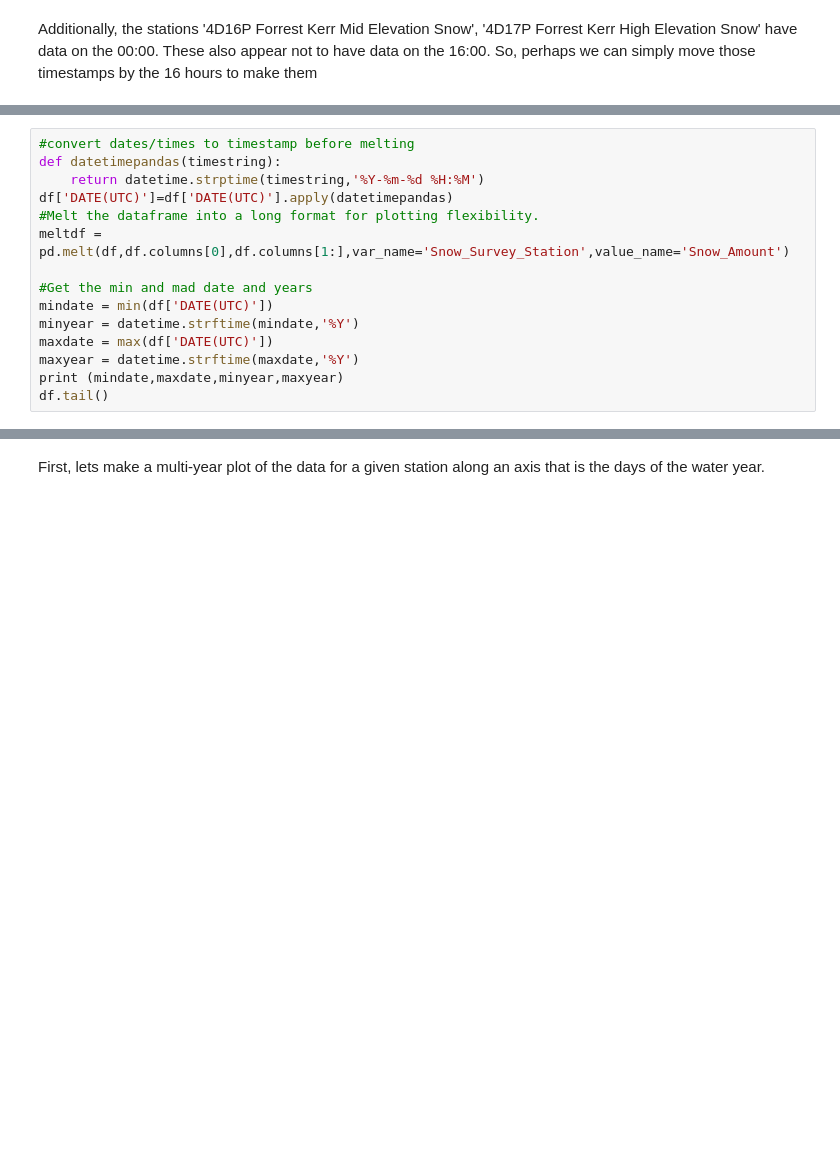
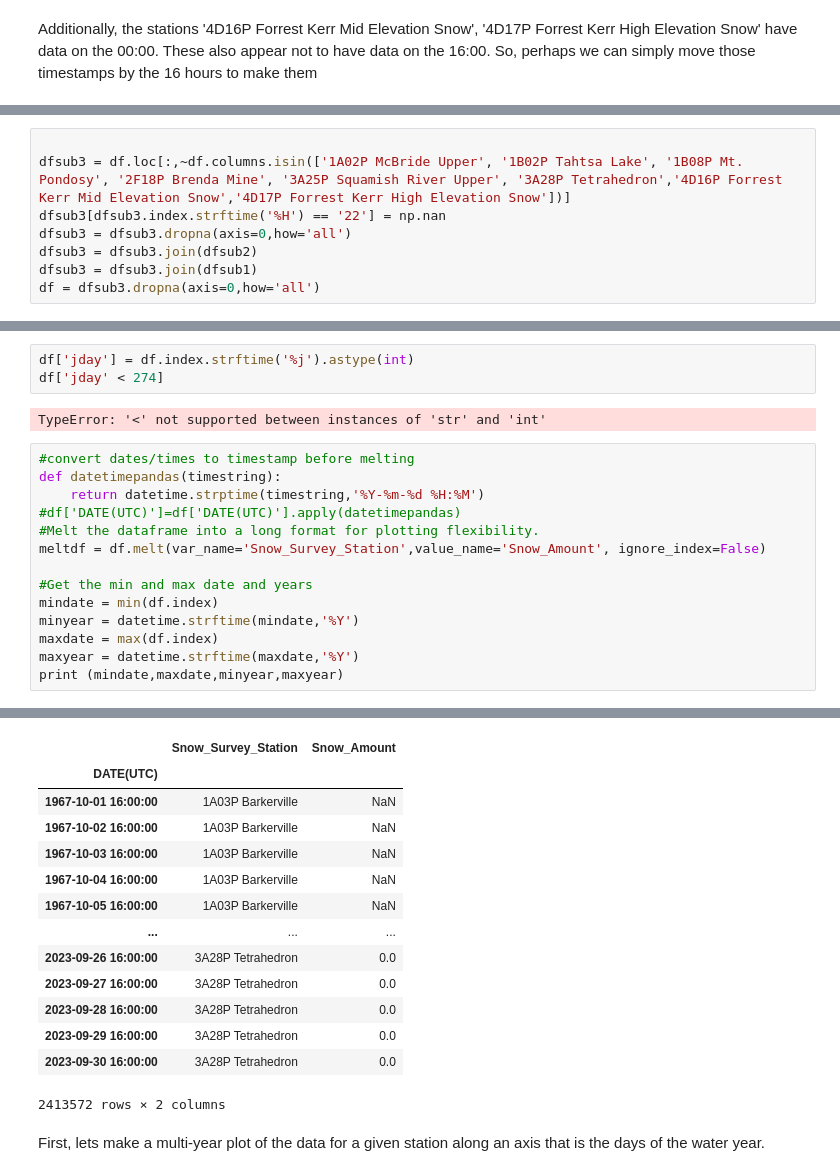
Before and after one commit to faronium/snowapp, a Jupyter notebook: snow.ipynb, the cells around one changed output, grey strips where cells are left out. Saved outputs shown, nothing was run; the diff lists cells and outputs as text; blank space fills up the shorter version.

Commit message:
Timestamps handled and observations are daily. Working on setting a water year timestamp.
Signed-off-by: Faron Anslow <faron.anslow@gmail.com>

```diff
--- a/snow.ipynb
+++ b/snow.ipynb
@@ -56,0 +71,8 @@ Index(['1A02P McBride Upper', '1B02P Tahtsa Lake', '1B08P Mt. Pondosy',
+# %%
+
+dfsub3 = df.loc[:,~df.columns.isin(['1A02P McBride Upper', '1B02P Tahtsa Lake', '1B08P Mt. Pondosy', '2F18P Brenda Mine', '3A25P Squamish River Upper', '3A28P Tetrahedron','4D16P Forrest Kerr Mid Elevation Snow','4D17P Forrest Kerr High Elevation Snow'])]
+dfsub3[dfsub3.index.strftime('%H') == '22'] = np.nan
+dfsub3 = dfsub3.dropna(axis=0,how='all')
+dfsub3 = dfsub3.join(dfsub2)
+dfsub3 = dfsub3.join(dfsub1)
+df = dfsub3.dropna(axis=0,how='all')
@@ -57,16 +90,20 @@ Index(['1A02P McBride Upper', '1B02P Tahtsa Lake', '1B08P Mt. Pondosy',
+# %%
+df['jday'] = df.index.strftime('%j').astype(int)
+df['jday' < 274]
+# %% [output]
+TypeError: '<' not supported between instances of 'str' and 'int'
 # %%
 #convert dates/times to timestamp before melting
 def datetimepandas(timestring):
     return datetime.strptime(timestring,'%Y-%m-%d %H:%M')
-df['DATE(UTC)']=df['DATE(UTC)'].apply(datetimepandas)
+#df['DATE(UTC)']=df['DATE(UTC)'].apply(datetimepandas)
 #Melt the dataframe into a long format for plotting flexibility.
-meltdf = pd.melt(df,df.columns[0],df.columns[1:],var_name='Snow_Survey_Station',value_name='Snow_Amount')
+meltdf = df.melt(var_name='Snow_Survey_Station',value_name='Snow_Amount', ignore_index=False)
 
-#Get the min and mad date and years
-mindate = min(df['DATE(UTC)'])
+#Get the min and max date and years
+mindate = min(df.index)
 minyear = datetime.strftime(mindate,'%Y')
-maxdate = max(df['DATE(UTC)'])
+maxdate = max(df.index)
 maxyear = datetime.strftime(maxdate,'%Y')
 print (mindate,maxdate,minyear,maxyear)
-df.tail()
 # %% [output]
@@ -74,3 +111,17 @@ KeyError: 'DATE(UTC)'
+|  | Snow_Survey_Station | Snow_Amount |
+| DATE(UTC) |  |  |
+| 1967-10-01 16:00:00 | 1A03P Barkerville | NaN |
+| 1967-10-02 16:00:00 | 1A03P Barkerville | NaN |
+| 1967-10-03 16:00:00 | 1A03P Barkerville | NaN |
+| 1967-10-04 16:00:00 | 1A03P Barkerville | NaN |
+| 1967-10-05 16:00:00 | 1A03P Barkerville | NaN |
+| ... | ... | ... |
+| 2023-09-26 16:00:00 | 3A28P Tetrahedron | 0.0 |
+| 2023-09-27 16:00:00 | 3A28P Tetrahedron | 0.0 |
+| 2023-09-28 16:00:00 | 3A28P Tetrahedron | 0.0 |
+| 2023-09-29 16:00:00 | 3A28P Tetrahedron | 0.0 |
+| 2023-09-30 16:00:00 | 3A28P Tetrahedron | 0.0 |
+2413572 rows × 2 columns
 # %% [markdown]
 First, lets make a multi-year plot of the data for a given station along an axis that is the days of the water year.
 # %%
```
Also changed, not shown: parts of 8 cells of this notebook.
